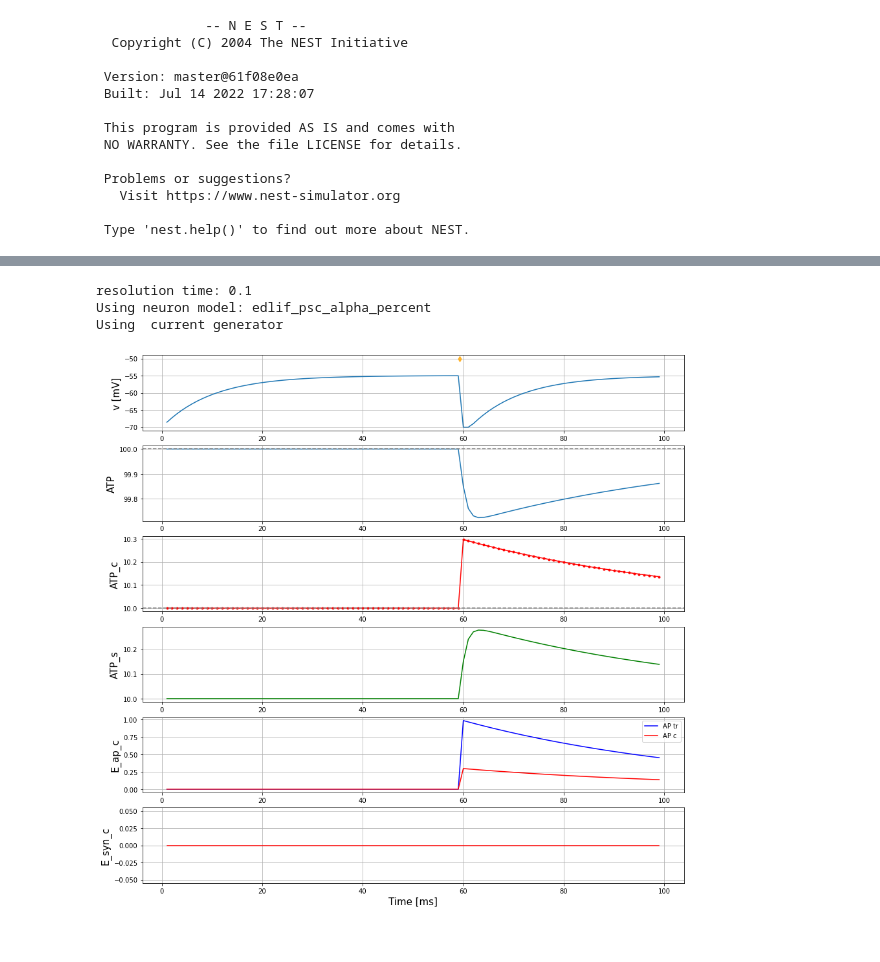
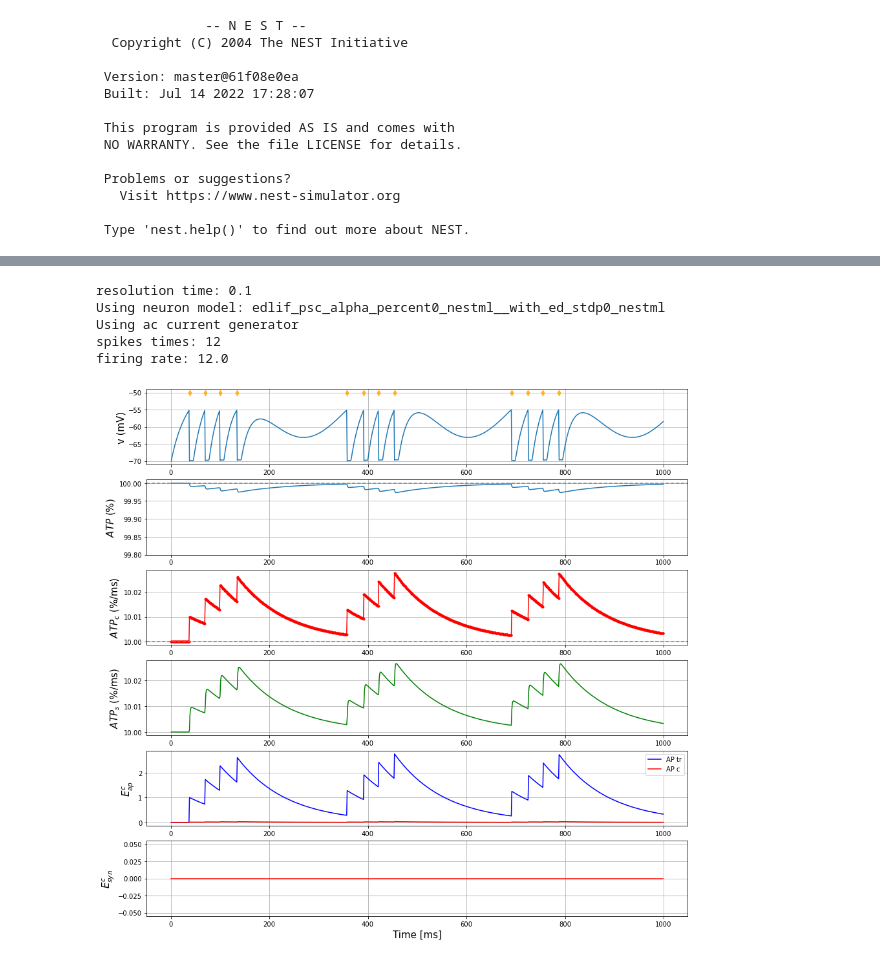
Before and after one commit to Wiss/nestml, a Jupyter notebook: ehp/edlif/EDLIF_one_neuron_example.ipynb, the cells around one changed output, grey strips where cells are left out. Saved outputs shown, nothing was run; the diff lists cells and outputs as text; code cells hidden in the pictures.

```diff
--- a/ehp/edlif/EDLIF_one_neuron_example.ipynb
+++ b/ehp/edlif/EDLIF_one_neuron_example.ipynb
@@ -115,20 +71,31 @@ neuron_model_name = neuron_model[neuron_id].split("/")[-1].split(".")[0]
 print(f"Using neuron model: {neuron_model_name}")
 
 # current generator
-gen = "" # dc o ac
+gen = "ac" # dc o ac
 print(f"Using {gen} current generator")
 
 neuron = nest.Create(neuron_model_name)
 voltmeter = nest.Create("voltmeter")
 
 # change neuron params
+
+#neuron.I_e = 188
+neuron.tau_m = 20 #20
+neuron.tau_syn_ex = 6
+neuron.tau_syn_in = 6
+neuron.C_m = 250 #250
+neuron.t_ref = 8 #2
+# energy params
 neuron.K_ATP = 1
-neuron.I_e = 376
-neuron.gamma = 0
-neuron.tau_m = 10
-neuron.t_ref = 2
-#neuron.tau_syn_ex = 6
-#neuron.tau_syn_in = 6
+neuron.gamma = 178
+neuron.tau_ap = 100
+neuron.E_ap = 1
+neuron.E_rp = 5
+neuron.E_hk = 5
+neuron.E_syn_ex = neuron.E_ap/2
+neuron.E_syn_in = neuron.E_ap/2
+neuron.tau_syn_atp_ex = 100
+neuron.tau_syn_atp_ex = 100
 
 voltmeter.set({"record_from": ["V_m", "ATP", "ATP_c", "ATP_s", "E_ap_tr", "E_ap_c", "E_syn_c"]}) #, "E_ap_der", "E_ap_tr2"]})
 nest.Connect(voltmeter, neuron)
@@ -138,53 +105,61 @@ if gen == "dc":
     cgs.set({"amplitude": 375.86})
 elif gen == "ac":
     cgs = nest.Create('ac_generator')
-    cgs.set({"amplitude": 150.2})
-    cgs.set({"offset": 250.2})
-    cgs.set({"frequency": 10})
+    cgs.set({"amplitude": 100})
+    cgs.set({"offset": 180})
+    cgs.set({"frequency": 3})
 if gen != "":
     nest.Connect(cgs, neuron)
 
 sr = nest.Create("spike_recorder")
 nest.Connect(neuron, sr)
 
-nest.Simulate(0.2*500.)
+simtime = 1000.*1
+nest.Simulate(simtime)
 
 # precision
 #error = nest.GetStatus(neuron, "gsl_error_tol")
 #print(f"absolute error of integration: {error}")
 
 spike_times = nest.GetStatus(sr, keys='events')[0]['times']
 
 fontsize = 15
 fig, ax = plt.subplots(nrows=6, figsize=(15,15))
 ax[0].plot(voltmeter.get("events")["times"], voltmeter.get("events")["V_m"])
 ax[1].plot(voltmeter.get("events")["times"], voltmeter.get("events")["ATP"])
 ax[1].axhline(y=neuron.get("ATP_h"), c="gray", ls="--")
+ax[1].set_ylim(99.8, 100.01)
 ax[2].plot(voltmeter.get("events")["times"], voltmeter.get("events")["ATP_c"], c="r", marker ='.')
 ax[2].axhline(y=neuron.get("ATP_basal"), c="gray", ls="--")
 ax[3].plot(voltmeter.get("events")["times"], voltmeter.get("events")["ATP_s"], c="g")
 ax[4].plot(voltmeter.get("events")["times"], voltmeter.get("events")["E_ap_tr"], c="b", label="AP tr")
 ax[4].plot(voltmeter.get("events")["times"], voltmeter.get("events")["E_ap_c"], c="r", label="AP c")
+#ax[4].set_ylim(0, 0.05)
 #ax[5].plot(voltmeter.get("events")["times"], voltmeter.get("events")["E_ap_tr2"], c="b")
 #ax[5].plot(voltmeter.get("events")["times"], voltmeter.get("events")["E_ap_der"], c="r")
 ax[5].plot(voltmeter.get("events")["times"], voltmeter.get("events")["E_syn_c"], c="r")
 ax[0].scatter(spike_times, -50 * np.ones_like(spike_times), marker="d", c="orange", alpha=.8, zorder=99)
 for _ax in ax:
     _ax.grid(True)
-ax[0].set_ylabel("v [mV]", fontsize=fontsize)
-ax[1].set_ylabel("ATP", fontsize=fontsize)
-ax[2].set_ylabel("ATP_c", fontsize=fontsize)
-ax[3].set_ylabel("ATP_s", fontsize=fontsize)
-ax[4].set_ylabel("E_ap_tr", fontsize=fontsize)
-ax[4].set_ylabel("E_ap_c", fontsize=fontsize)
-ax[5].set_ylabel("E_syn_c", fontsize=fontsize)
+ax[0].set_ylabel("v (mV)", fontsize=fontsize)
+ax[1].set_ylabel("$ATP$ (%)", fontsize=fontsize)
+ax[2].set_ylabel("$ATP_c$ (%/ms)", fontsize=fontsize)
+ax[3].set_ylabel("$ATP_s$ (%/ms)", fontsize=fontsize)
+ax[4].set_ylabel("$E_{ap}^{tr}$", fontsize=fontsize)
+ax[4].set_ylabel("$E_{ap}^{c}$", fontsize=fontsize)
+ax[5].set_ylabel("$E_{syn}^{c}$", fontsize=fontsize)
 ax[-1].set_xlabel("Time [ms]", fontsize=fontsize)
 ax[4].legend()
 fig.show()
+
+print(f'spikes times: {len(spike_times)}')
+print(f'firing rate: {len(spike_times)/simtime * 1000}')
 # %% [output]
 resolution time: 0.1
-Using neuron model: edlif_psc_alpha_percent
-Using  current generator
+Using neuron model: edlif_psc_alpha_percent0_nestml__with_ed_stdp0_nestml
+Using ac current generator
+spikes times: 12
+firing rate: 12.0
-[figure, old version]
+[figure, new version]
 # %%
 #nest.kernel_status
```
Also changed, not shown: parts of 2 cells of this notebook, 4 other files.
